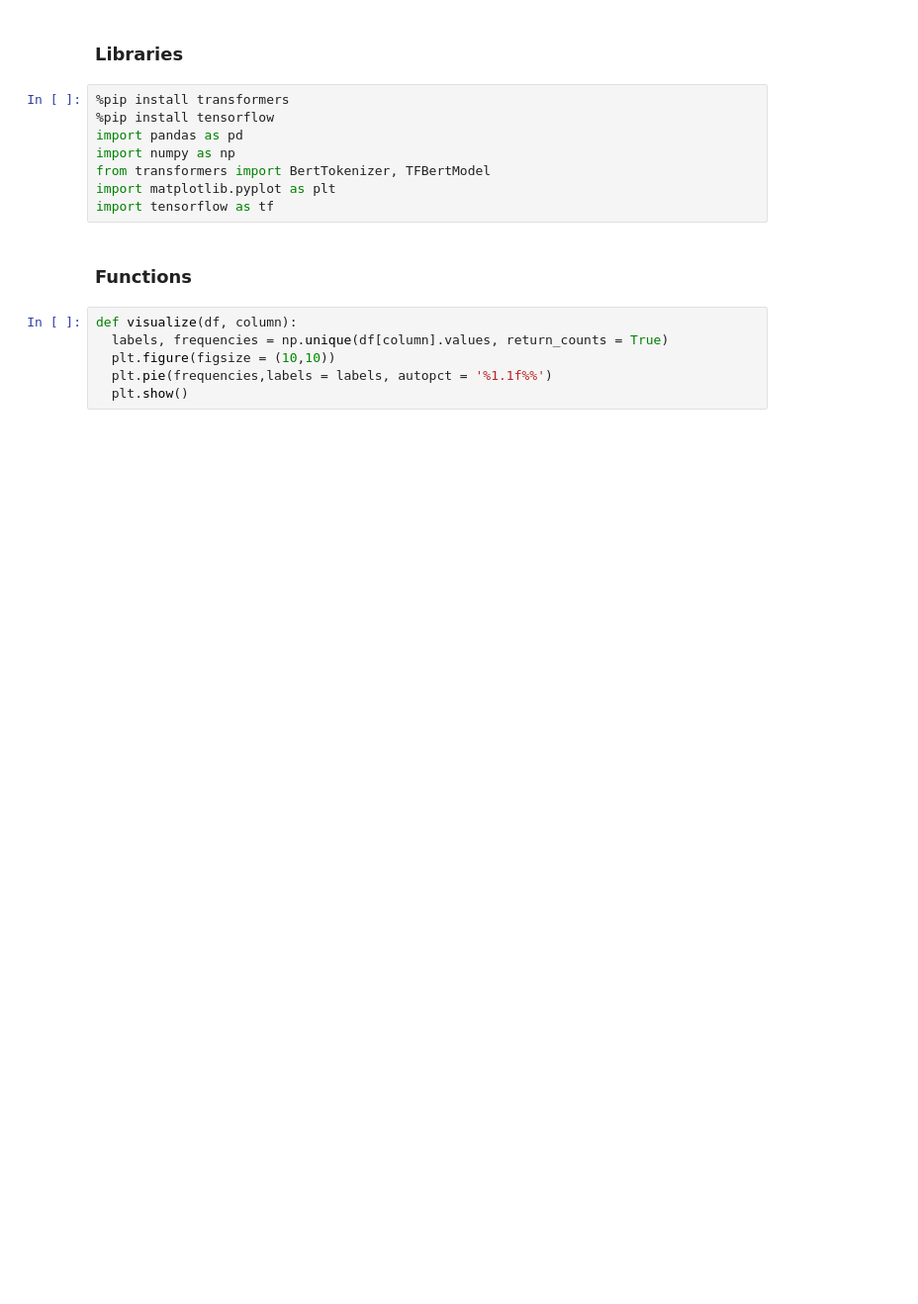
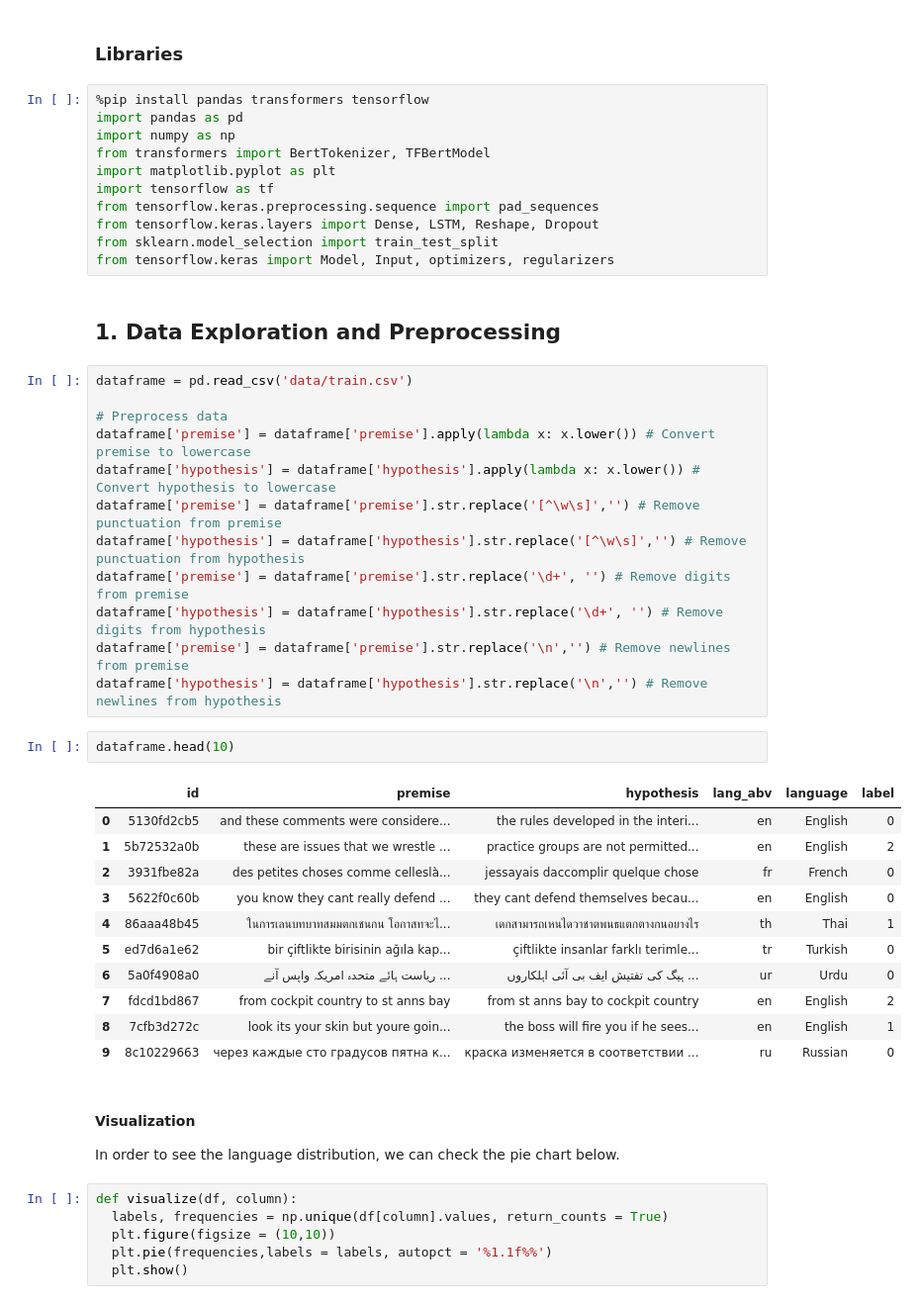
Before and after one commit to AritaBerisha/Detecting-Contradiction-and-Entailment-in-Multilingual-Text, a Jupyter notebook: main.ipynb, the cells around one changed output. Shown: that part at 99% size. Drawn from its saved outputs; the diff is of its cells as text; blank space fills up the shorter version.

```diff
--- a/main.ipynb
+++ b/main.ipynb
@@ -8,15 +7,48 @@
 # %% [markdown]
 ### Libraries
 # %%
-%pip install transformers
-%pip install tensorflow
+%pip install pandas transformers tensorflow
 import pandas as pd
 import numpy as np
 from transformers import BertTokenizer, TFBertModel
 import matplotlib.pyplot as plt
 import tensorflow as tf
+from tensorflow.keras.preprocessing.sequence import pad_sequences
+from tensorflow.keras.layers import Dense, LSTM, Reshape, Dropout
+from sklearn.model_selection import train_test_split
+from tensorflow.keras import Model, Input, optimizers, regularizers
-# %% [markdown]
-### Functions
+# %% [markdown]
+## 1. Data Exploration and Preprocessing
+# %%
+dataframe = pd.read_csv('data/train.csv')
+
+# Preprocess data
+dataframe['premise'] = dataframe['premise'].apply(lambda x: x.lower()) # Convert premise to lowercase
+dataframe['hypothesis'] = dataframe['hypothesis'].apply(lambda x: x.lower()) # Convert hypothesis to lowercase
+dataframe['premise'] = dataframe['premise'].str.replace('[^\w\s]','') # Remove punctuation from premise
+dataframe['hypothesis'] = dataframe['hypothesis'].str.replace('[^\w\s]','') # Remove punctuation from hypothesis
+dataframe['premise'] = dataframe['premise'].str.replace('\d+', '') # Remove digits from premise
+dataframe['hypothesis'] = dataframe['hypothesis'].str.replace('\d+', '') # Remove digits from hypothesis
+dataframe['premise'] = dataframe['premise'].str.replace('\n','') # Remove newlines from premise
+dataframe['hypothesis'] = dataframe['hypothesis'].str.replace('\n','') # Remove newlines from hypothesis
+# %%
+dataframe.head(10)
+# %% [output]
+|  | id | premise | hypothesis | lang_abv | language | label |
+| 0 | 5130fd2cb5 | and these comments were considere... | the rules developed in the interi... | en | English | 0 |
+| 1 | 5b72532a0b | these are issues that we wrestle ... | practice groups are not permitted... | en | English | 2 |
+| 2 | 3931fbe82a | des petites choses comme celleslà... | jessayais daccomplir quelque chose | fr | French | 0 |
+| 3 | 5622f0c60b | you know they cant really defend ... | they cant defend themselves becau... | en | English | 0 |
+| 4 | 86aaa48b45 | ในการเลนบทบาทสมมตกเชนกน โอกาสทจะไ... | เดกสามารถเหนไดวาชาตพนธแตกตางกนอยางไร | th | Thai | 1 |
+| 5 | ed7d6a1e62 | bir çiftlikte birisinin ağıla kap... | çiftlikte insanlar farklı terimle... | tr | Turkish | 0 |
+| 6 | 5a0f4908a0 | ریاست ہائے متحدہ امریکہ واپس آنے ... | ہیگ کی تفتیش ایف بی آئی اہلکاروں ... | ur | Urdu | 0 |
+| 7 | fdcd1bd867 | from cockpit country to st anns bay | from st anns bay to cockpit country | en | English | 2 |
+| 8 | 7cfb3d272c | look its your skin but youre goin... | the boss will fire you if he sees... | en | English | 1 |
+| 9 | 8c10229663 | через каждые сто градусов пятна к... | краска изменяется в соответствии ... | ru | Russian | 0 |
+# %% [markdown]
+#### Visualization
+
+In order to see the language distribution, we can check the pie chart below.
 # %%
 def visualize(df, column):
   labels, frequencies = np.unique(df[column].values, return_counts = True)
```
Also changed, not shown: parts of 21 cells of this notebook, 4 other files.
